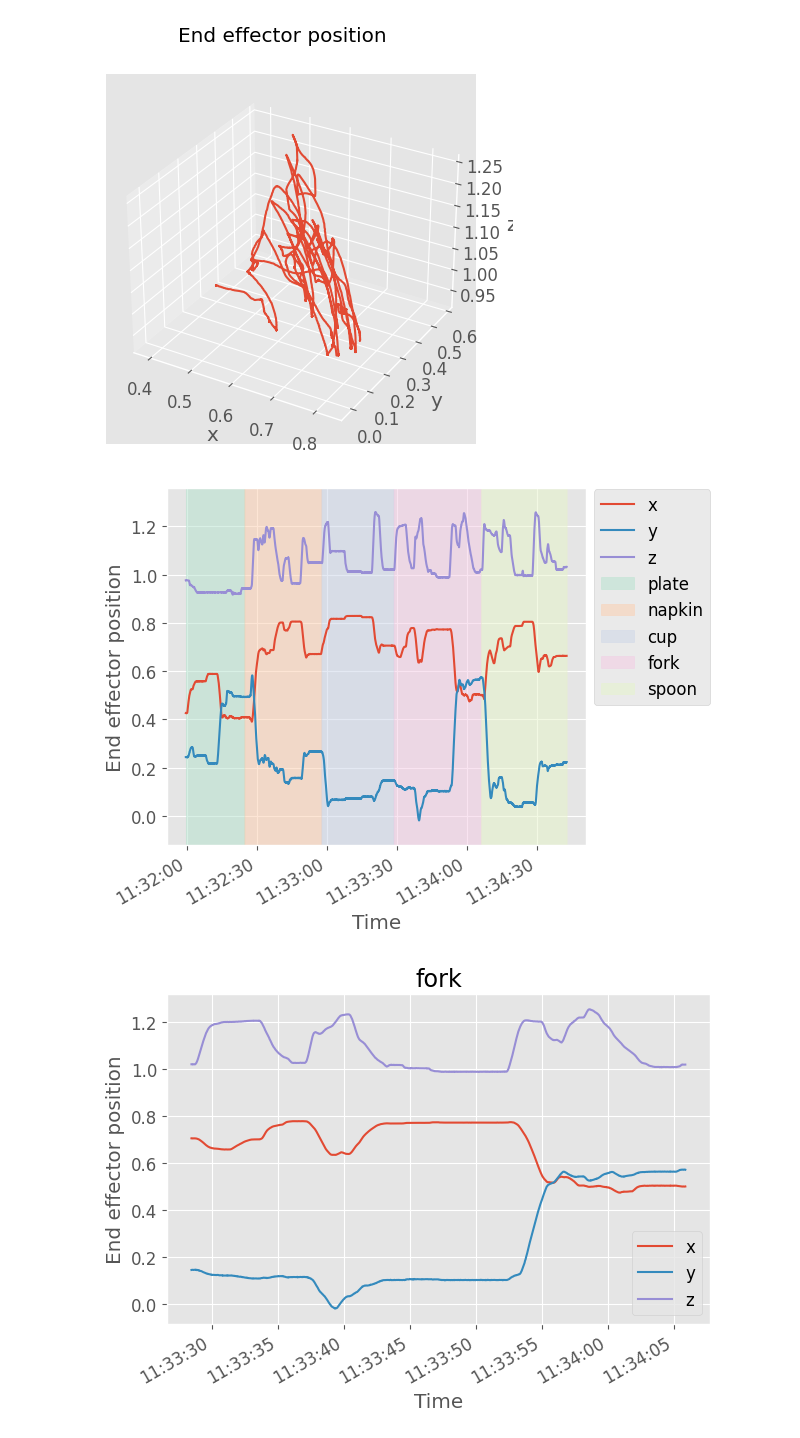
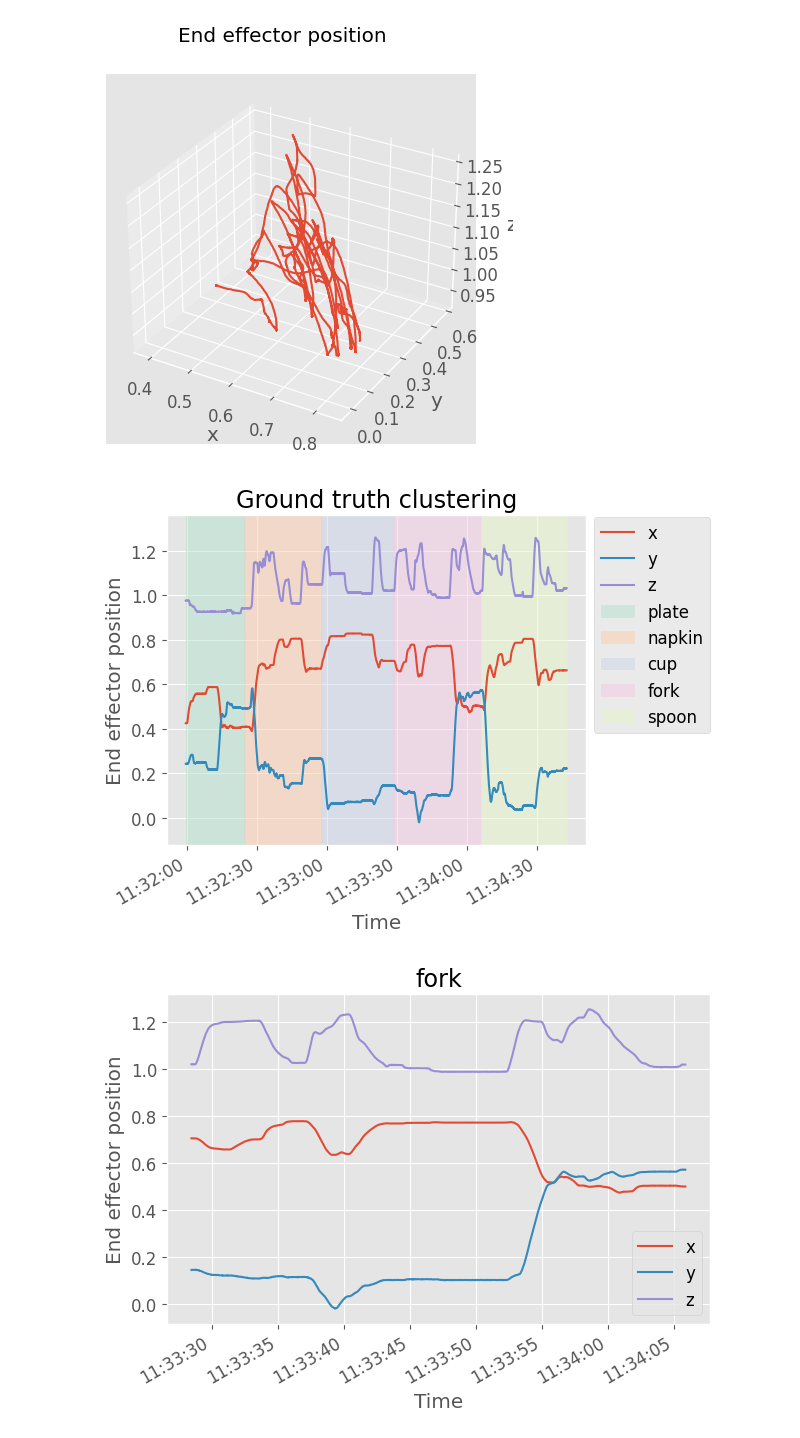
Before and after one commit to kir0ul/gpssmProj, a Jupyter notebook: PFCS.ipynb, the cells around one changed output. Drawn from its saved outputs; the diff is of its cells as text; code cells hidden in the pictures.

Commit message:
docs: improve plots info

```diff
--- a/PFCS.ipynb
+++ b/PFCS.ipynb
@@ -138,34 +140,35 @@ with plt.style.context("ggplot_perso.mplstyle"):
 with plt.style.context("ggplot_perso.mplstyle"):
     fig, ax = plt.subplots()
     cmap = mpl.colormaps.get("Pastel2").colors
     ax.plot(timestamps, traj.x, label="x")  # , color=cmap[0])
     ax.plot(timestamps, traj.y, label="y")  # , color=cmap[1])
     ax.plot(timestamps, traj.z, label="z")  # , color=cmap[2])
 
     fill_min = np.min([traj.x.min(), traj.y.min(), traj.z.min()])
     fill_max = np.max([traj.x.max(), traj.y.max(), traj.z.max()])
     for sect_i, sect_key in enumerate(task_ground_truth[filenum]["idx"].keys()):
         sect_dict_current = task_ground_truth[filenum]["idx"][sect_key]
         x = timestamps[sect_dict_current["ini"] : sect_dict_current["end"]]
         ax.fill_between(
             x=x,
             y1=fill_min,
             y2=fill_max,
             color=cmap[sect_i],
             alpha=0.5,
             transform=ax.get_xaxis_transform(),
             label=sect_key,
         )
 
     ax.set_ylim(bottom=fill_min - 0.1, top=fill_max + 0.1)
     ax.set_xlabel("Time")
     ax.set_ylabel("End effector position")
     ax.legend(bbox_to_anchor=(1.0, 1.02))
+    ax.set_title("Ground truth clustering")
     fig.autofmt_xdate()
     fig.tight_layout()
     plt.show()
 # %% [output]
-[figure, old version]
+[figure, new version]
 # %%
 sect_key = "fork"
 sect_dict_current = task_ground_truth[filenum]["idx"][sect_key]
```
Also changed, not shown: parts of 1 cell of this notebook, 3 other files.
